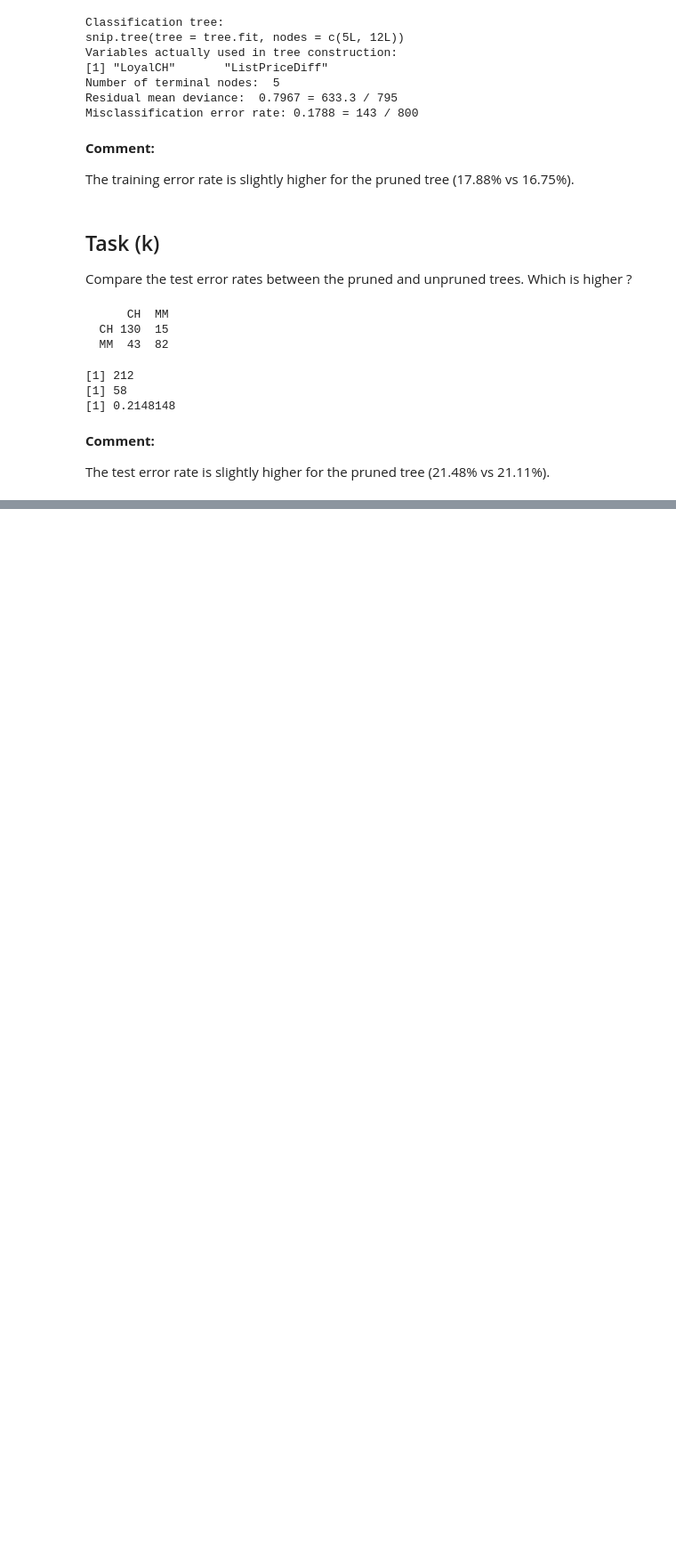
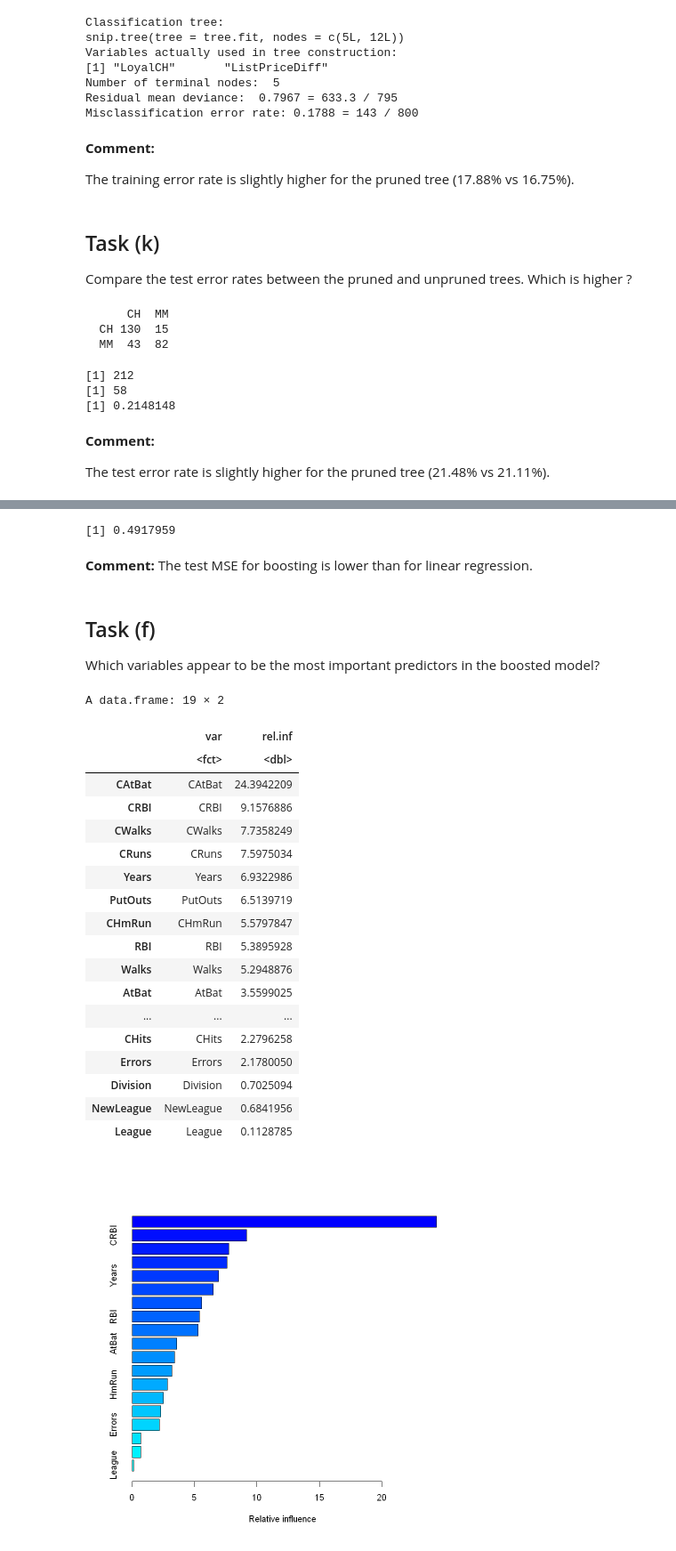
Before and after one commit to nguyenvlm/Statistical-Learning, a Jupyter notebook: Week7_TreeBasedMethods.ipynb, the cells around one changed output, grey strips where cells are left out. Shown at 89% size. Cells and saved outputs as stored; diff of their text form; code cells hidden in the pictures; blank space fills up the shorter version.

```diff
--- a/Week7_TreeBasedMethods.ipynb
+++ b/Week7_TreeBasedMethods.ipynb
@@ -388,0 +465,36 @@ The test error rate is slightly higher for the pruned tree (21.48%  vs 21.11%).
+# %%
+# Linear regression
+lm.fit = lm(Salary ~ ., data = train)
+mean((predict(lm.fit, test) - test$Salary)^2)
+# %% [output]
+[1] 0.4917959
+# %% [markdown]
+**Comment:**
+The test MSE for boosting is lower than for linear regression.
+# %% [markdown]
+## Task (f)
+Which variables appear to be the most important predictors in the boosted model?
+# %%
+boost.hitters = gbm(Salary ~ ., data = train, distribution = "gaussian", n.trees = 1000, shrinkage = lambdas[which.min(test.err)])
+summary(boost.hitters)
+# %% [output]
+A data.frame: 19 × 2
+|  | var | rel.inf |
+|  | <fct> | <dbl> |
+| CAtBat | CAtBat | 24.3942209 |
+| CRBI | CRBI | 9.1576886 |
+| CWalks | CWalks | 7.7358249 |
+| CRuns | CRuns | 7.5975034 |
+| Years | Years | 6.9322986 |
+| PutOuts | PutOuts | 6.5139719 |
+| CHmRun | CHmRun | 5.5797847 |
+| RBI | RBI | 5.3895928 |
+| Walks | Walks | 5.2948876 |
+| AtBat | AtBat | 3.5599025 |
+| ... | ... | ... |
+| CHits | CHits | 2.2796258 |
+| Errors | Errors | 2.1780050 |
+| Division | Division | 0.7025094 |
+| NewLeague | NewLeague | 0.6841956 |
+| League | League | 0.1128785 |
+[figure, added]
```
Also changed, not shown: parts of 28 cells of this notebook, 1 other file.
